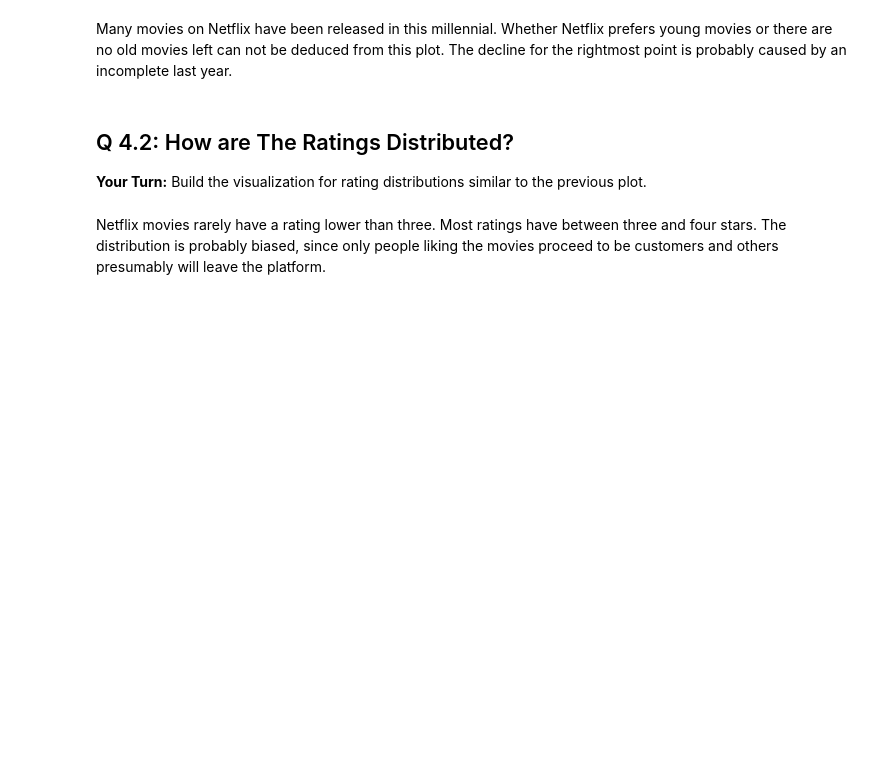
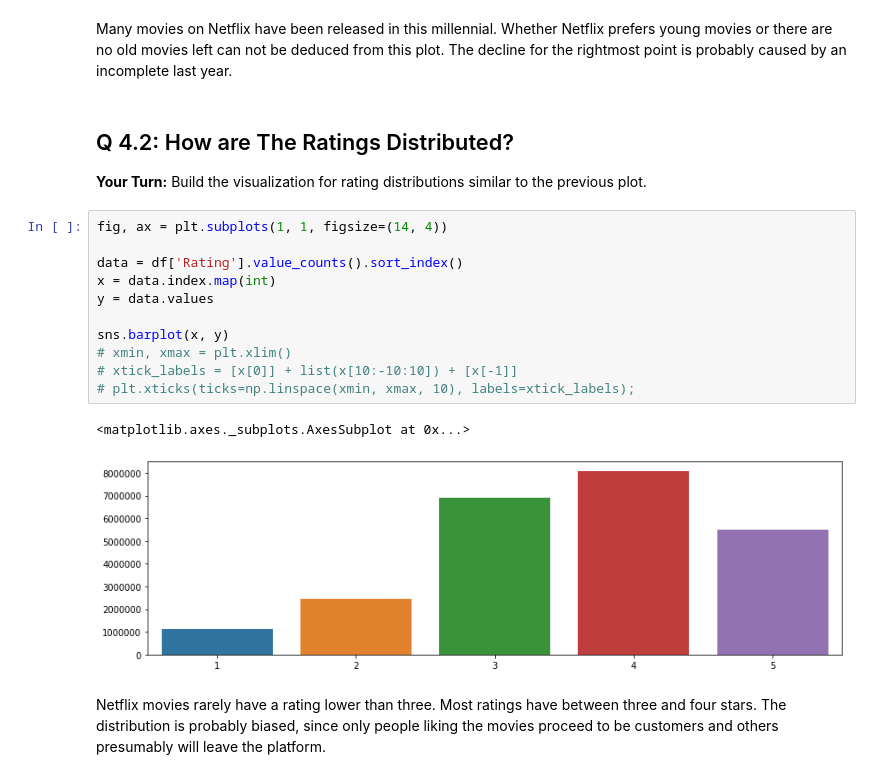
Before and after one commit to narek-g/mec-mini-projects, a Jupyter notebook: mec-17.4.1-recommendation-systems-mini-project/Mini_Project_Recommendation_Systems.ipynb, the cells around one changed output. Cells and saved outputs as stored; diff of their text form; blank space fills up the shorter version.

```diff
--- a/mec-17.4.1-recommendation-systems-mini-project/Mini_Project_Recommendation_Systems.ipynb
+++ b/mec-17.4.1-recommendation-systems-mini-project/Mini_Project_Recommendation_Systems.ipynb
@@ -244,6 +246,20 @@ The decline for the rightmost point is probably caused by an incomplete last yea
 ## Q 4.2: How are The Ratings Distributed?
 
 __Your Turn:__ Build the visualization for rating distributions similar to the previous plot.
+# %%
+fig, ax = plt.subplots(1, 1, figsize=(14, 4))
+
+data = df['Rating'].value_counts().sort_index()
+x = data.index.map(int)
+y = data.values
+
+sns.barplot(x, y)
+# xmin, xmax = plt.xlim()
+# xtick_labels = [x[0]] + list(x[10:-10:10]) + [x[-1]]
+# plt.xticks(ticks=np.linspace(xmin, xmax, 10), labels=xtick_labels);
+# %% [output]
+<matplotlib.axes._subplots.AxesSubplot at 0x...>
+[figure, added]
 # %% [markdown]
 Netflix movies rarely have a rating lower than three. Most ratings have between three and four stars.
 The distribution is probably biased, since only people liking the movies proceed to be customers and others presumably will leave the platform.
```
Also changed, not shown: parts of 13 cells of this notebook.
